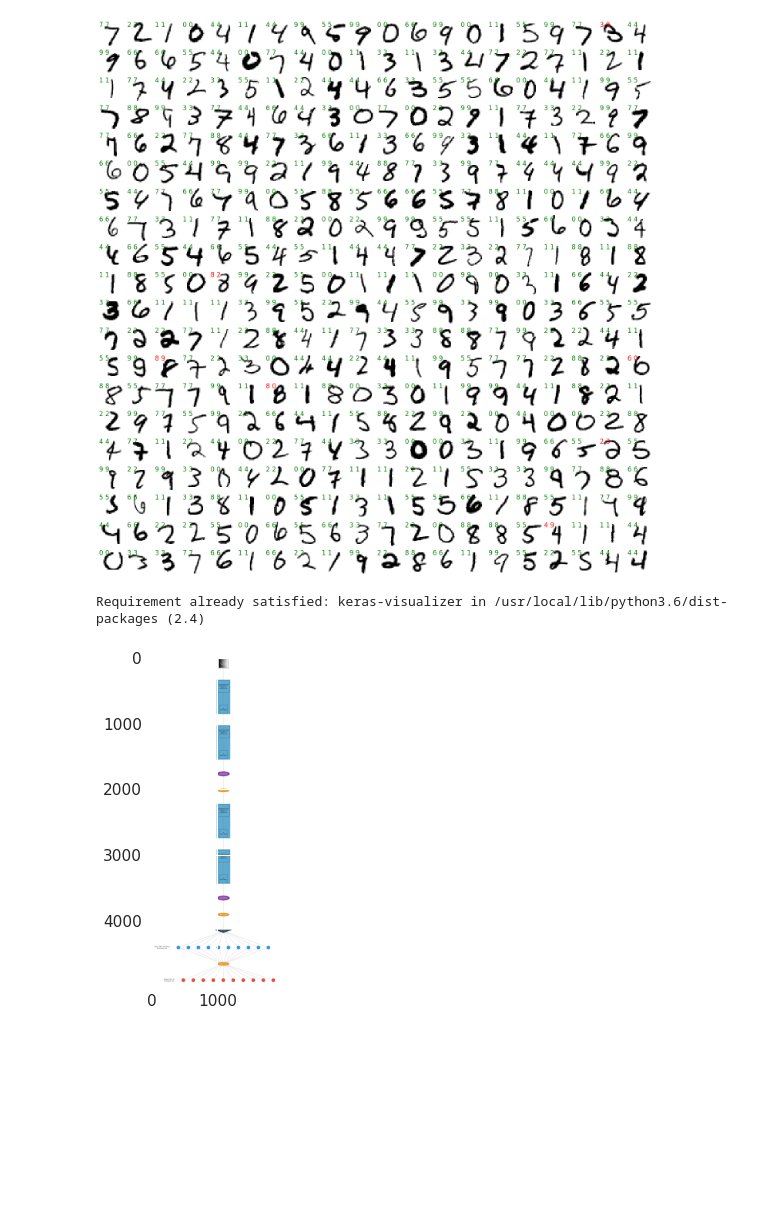
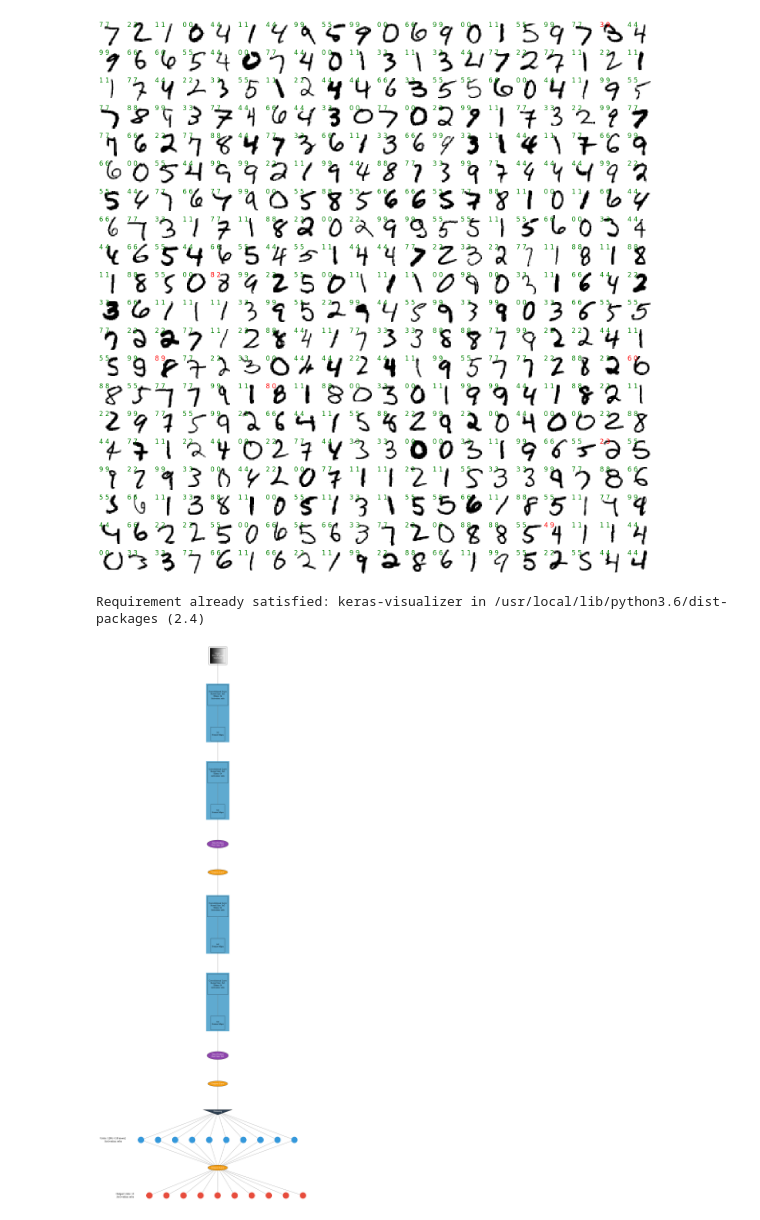
Before and after one commit to marcinwolter/DeepLearning_2020_private, a Jupyter notebook: mnist_cnn_augmentation.ipynb, the cells around one changed output. Cells and saved outputs as stored; diff of their text form; code cells hidden in the pictures; blank space fills up the shorter version.

```diff
--- a/mnist_cnn_augmentation.ipynb
+++ b/mnist_cnn_augmentation.ipynb
@@ -322,17 +322,18 @@ for i in range(400):
 # %%
 # Creates the graph.png file
 
 ! pip3 install keras-visualizer
 from keras_visualizer import visualizer
 
 #create the graph.png image
 visualizer(model=model, view=True, format='png', filename='graph')
 
 #show the graph
 import matplotlib.image as mpimg
 img = mpimg.imread('graph.png')
-imgplot = plt.imshow(img,)
-plt.show()
+#imgplot = plt.imshow(img,)
+#plt.show()
+Image('graph.png')
 # %% [output]
 Requirement already satisfied: keras-visualizer in /usr/local/lib/python3.6/dist-packages (2.4)
-[figure, old version]
+[figure, new version]
```
